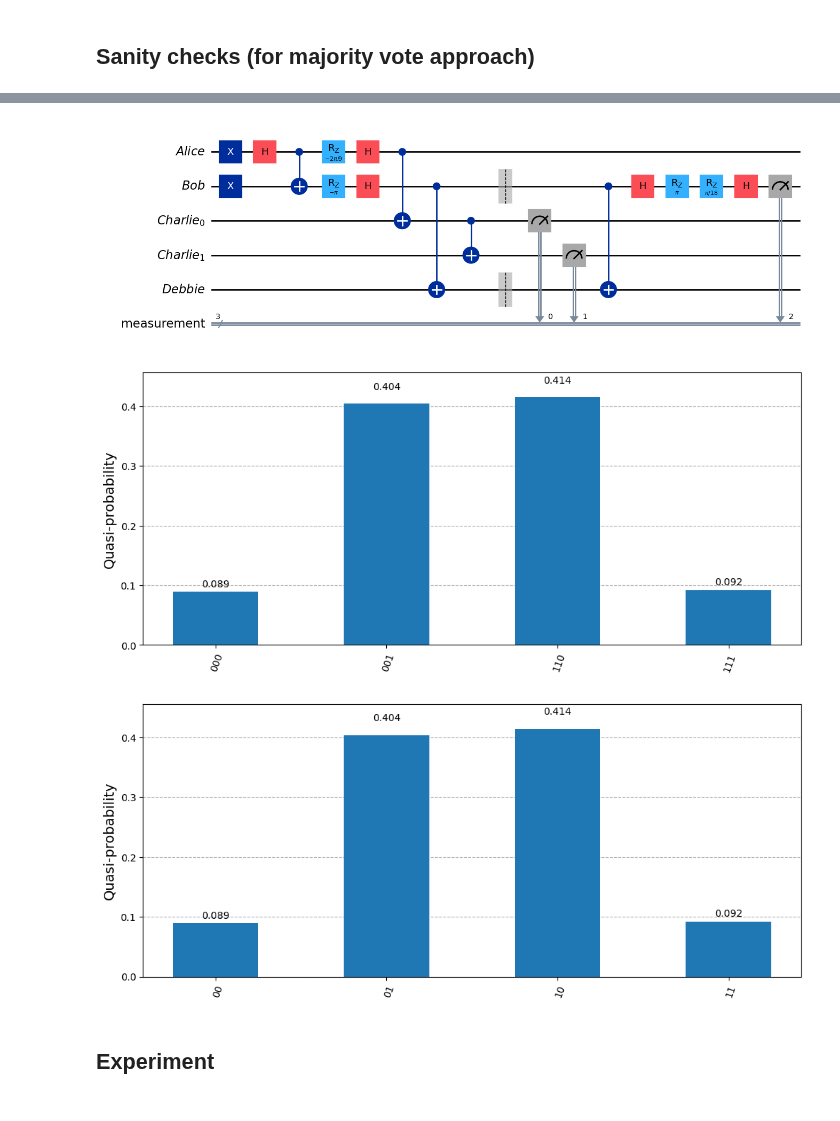
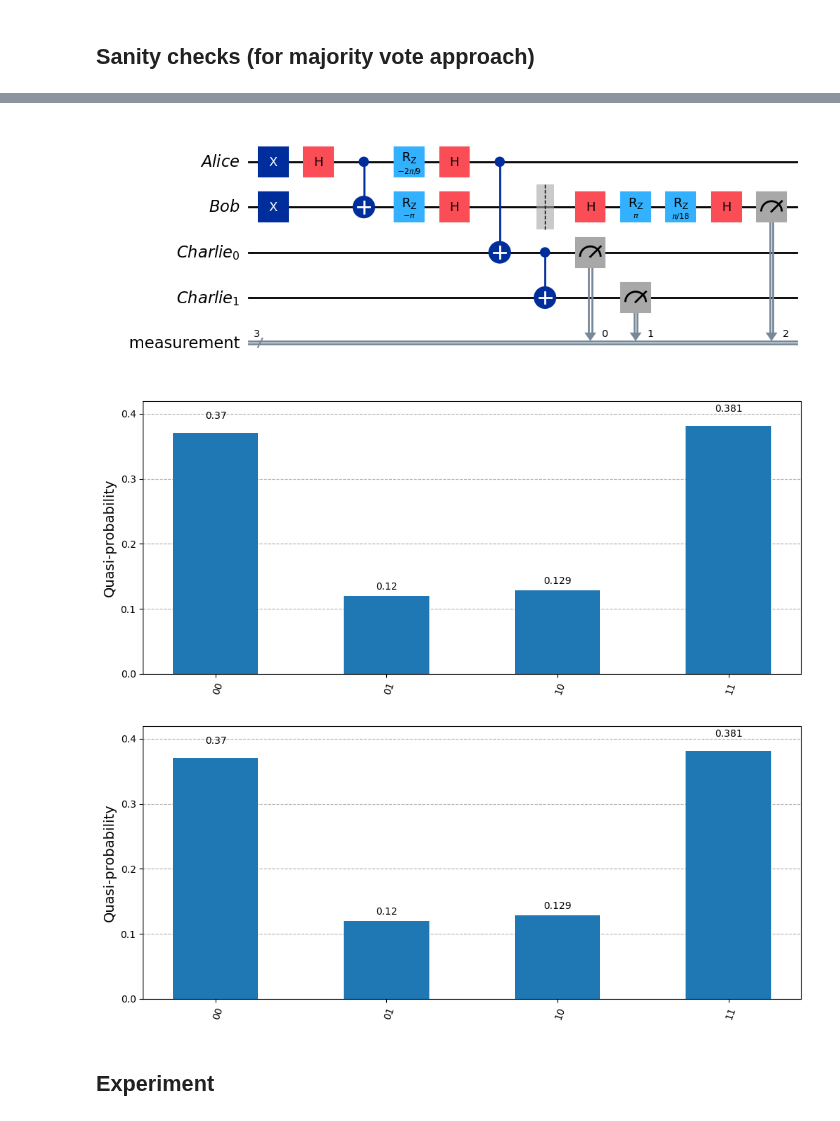
Before and after one commit to unitaryfoundation/wigners_friend, a Jupyter notebook: notebooks/demo.ipynb, the cells around one changed output, grey strips where cells are left out. Drawn from its saved outputs; the diff is of its cells as text; code cells hidden in the pictures.

Commit message:
adding the possibility for debbie_size=0, seems to work with friend_state=cnot_ladder

```diff
--- a/notebooks/demo.ipynb
+++ b/notebooks/demo.ipynb
@@ -67,17 +67,24 @@ results
 # %%
+alice_setting = PEEK
+bob_setting = REVERSE_1
+charlie_size = 2
+debbie_size = 0
+strategy = MAJORITY_VOTE
+
+
 # Now using the cnot_ladder approach
 ewfs = EWFS(
     alice_setting=alice_setting,
     bob_setting=bob_setting,
     strategy=strategy,
     charlie_size=charlie_size,
     debbie_size=debbie_size,
     friend_state="cnot_ladder",
 )
 qc = ewfs.circuit()
 qc.draw("mpl", style="default")
 # %% [output]
-[figure, old version]
+[figure, new version]
 # %%
 # Create noisy simulator backend
 sim_noise = AerSimulator(noise_model=None)
@@ -91,14 +98,14 @@ probabilities = {key[::-1]: value / shots for key, value in counts.items()}
 
 plot_histogram(probabilities, figsize=(12, 5))
 # %% [output]
-[figure, old version]
+[figure, new version]
 # %%
 results = {(alice_setting, bob_setting): probabilities}
 dec_res = decode_results(results, charlie_size=charlie_size, debbie_size=debbie_size)
 probs = dec_res[(alice_setting, bob_setting)]
 plot_distribution(probs, figsize=(12, 5))
 # %% [output]
-[figure, old version]
+[figure, new version]
 # %% [markdown]
 ## Experiment
 # %% [markdown]
```
Also changed, not shown: parts of 5 cells of this notebook, 1 other file.
